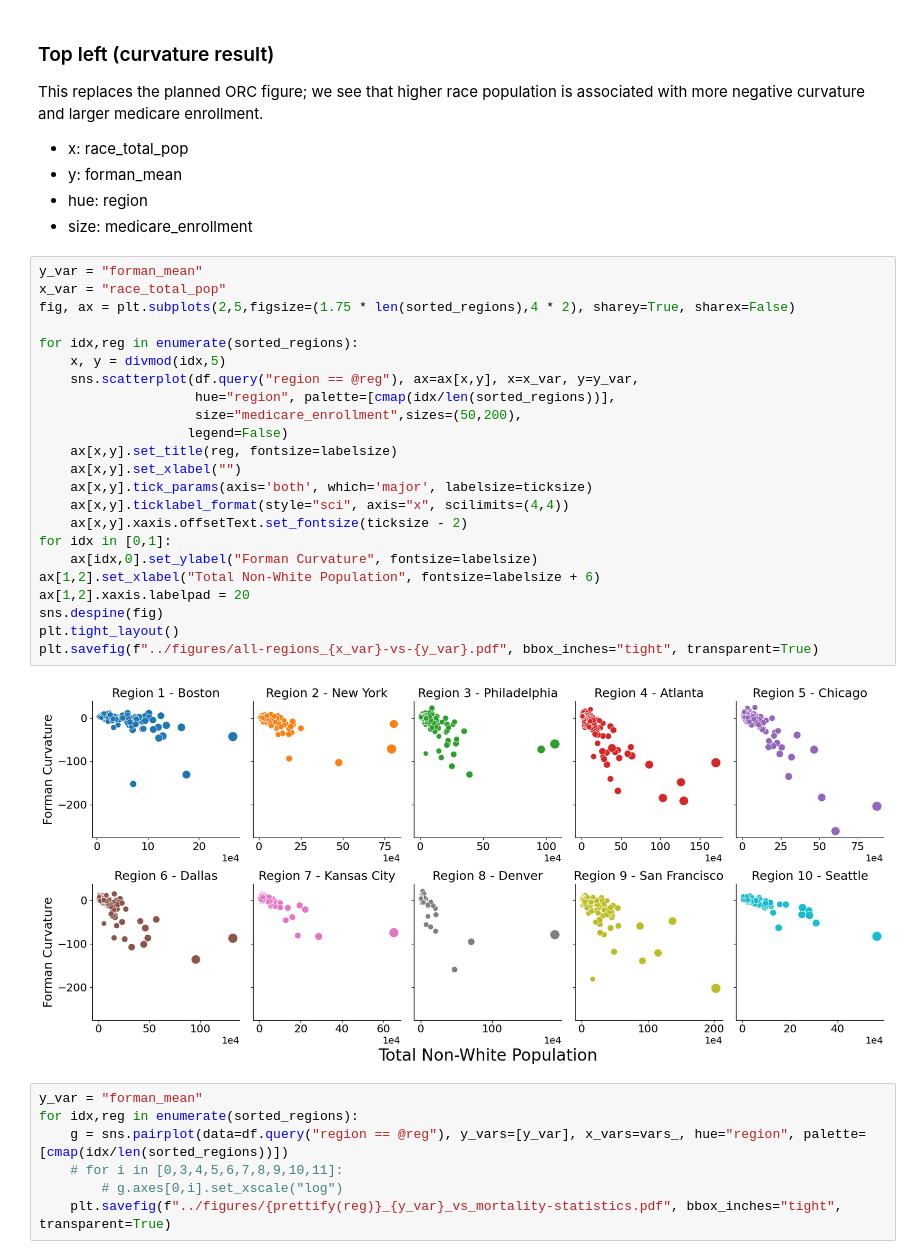
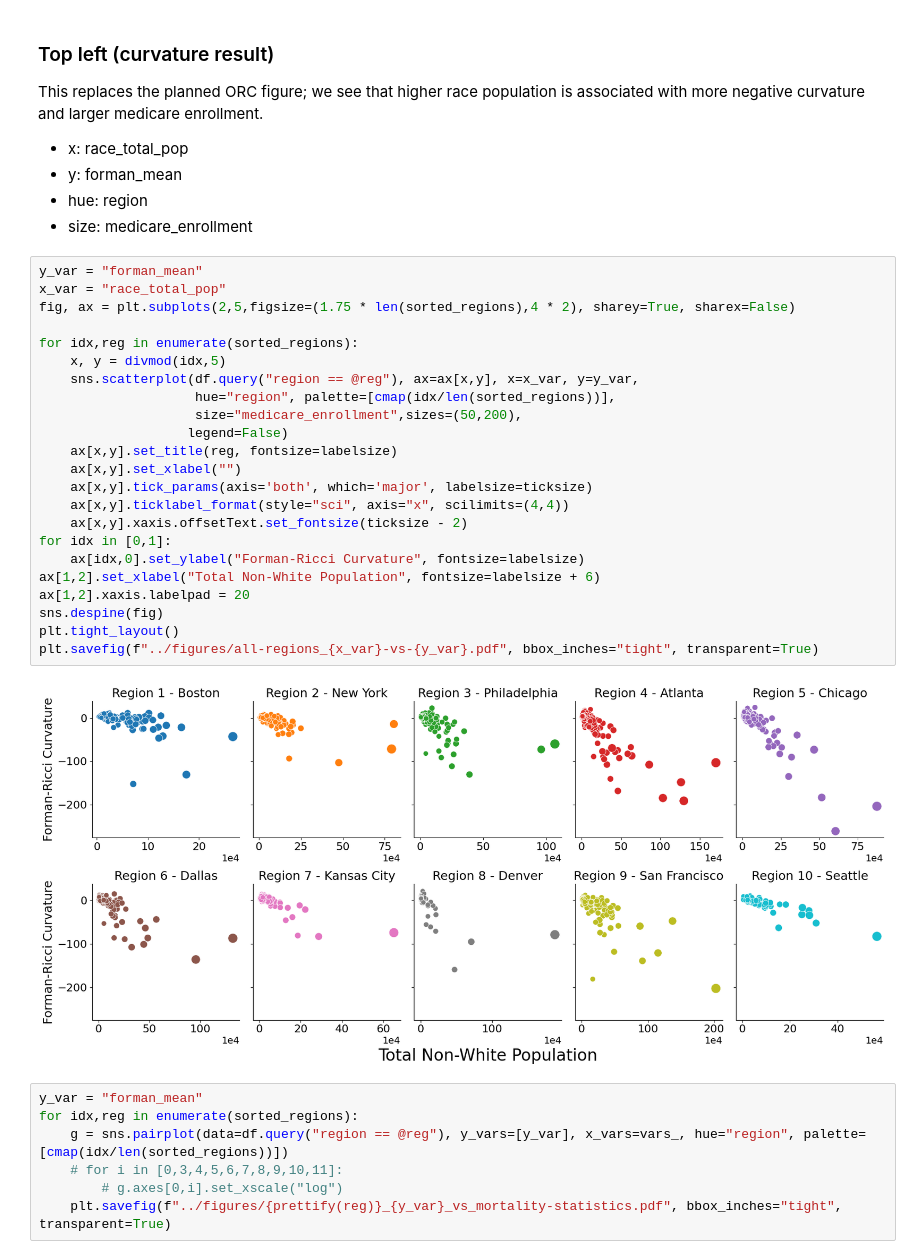
Before and after one commit to aidos-lab/apparent, a Jupyter notebook: notebooks/visualization.ipynb, the cells around one changed output. Cells and saved outputs as stored; diff of their text form.

```diff
--- a/notebooks/visualization.ipynb
+++ b/notebooks/visualization.ipynb
@@ -86,28 +86,28 @@ This replaces the planned ORC figure; we see that higher race population is asso
 # %%
 y_var = "forman_mean"
 x_var = "race_total_pop"
 fig, ax = plt.subplots(2,5,figsize=(1.75 * len(sorted_regions),4 * 2), sharey=True, sharex=False)
 
 for idx,reg in enumerate(sorted_regions):
     x, y = divmod(idx,5)
     sns.scatterplot(df.query("region == @reg"), ax=ax[x,y], x=x_var, y=y_var,
                     hue="region", palette=[cmap(idx/len(sorted_regions))],
                     size="medicare_enrollment",sizes=(50,200),
                    legend=False)
     ax[x,y].set_title(reg, fontsize=labelsize)
     ax[x,y].set_xlabel("")
     ax[x,y].tick_params(axis='both', which='major', labelsize=ticksize)
     ax[x,y].ticklabel_format(style="sci", axis="x", scilimits=(4,4))
     ax[x,y].xaxis.offsetText.set_fontsize(ticksize - 2)
 for idx in [0,1]:
-    ax[idx,0].set_ylabel("Forman Curvature", fontsize=labelsize)
+    ax[idx,0].set_ylabel("Forman-Ricci Curvature", fontsize=labelsize)
 ax[1,2].set_xlabel("Total Non-White Population", fontsize=labelsize + 6)
 ax[1,2].xaxis.labelpad = 20
 sns.despine(fig)
 plt.tight_layout()
 plt.savefig(f"../figures/all-regions_{x_var}-vs-{y_var}.pdf", bbox_inches="tight", transparent=True)
 # %% [output]
-[figure, old version]
+[figure, new version]
 # %%
 y_var = "forman_mean"
 for idx,reg in enumerate(sorted_regions):
```
Also changed, not shown: parts of 5 cells of this notebook, 3 other files.
